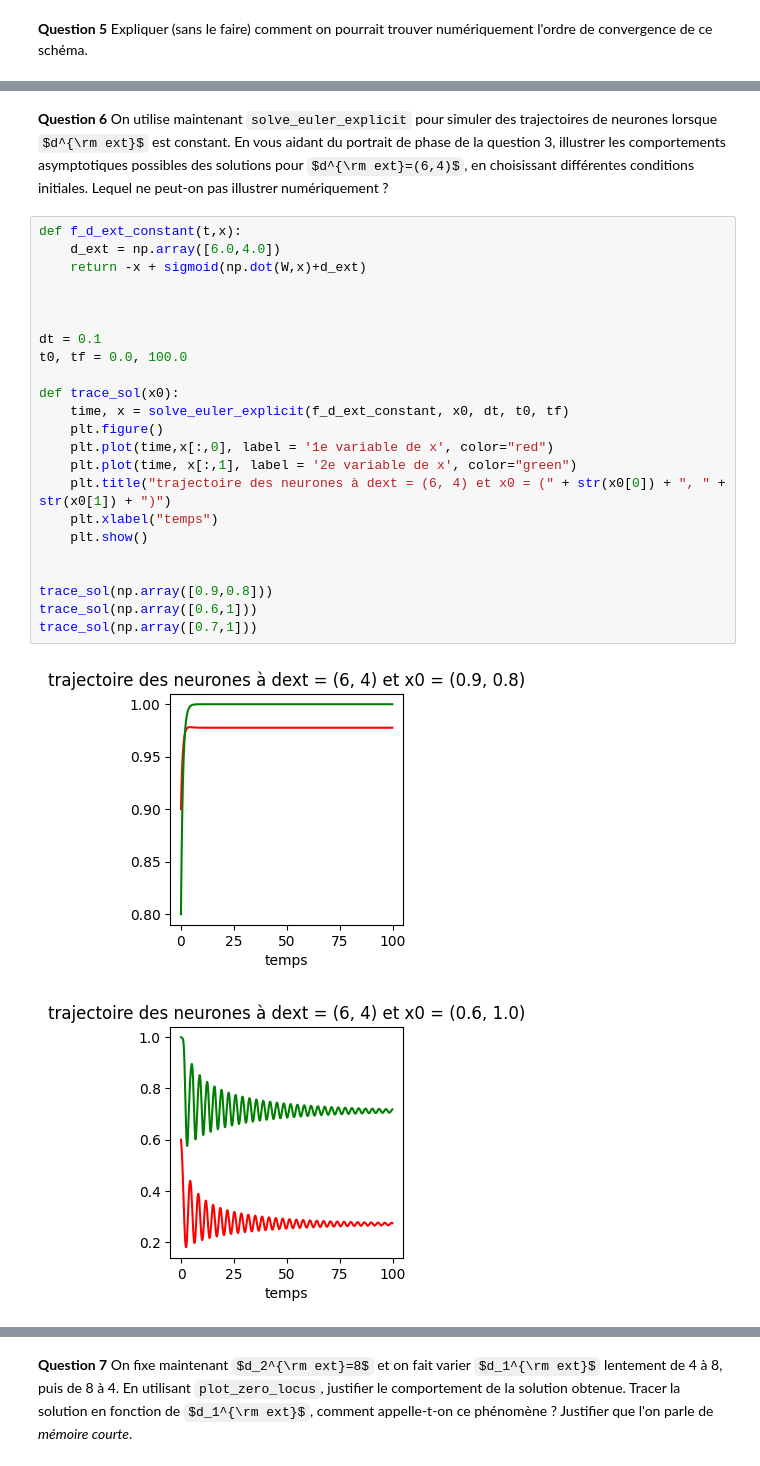
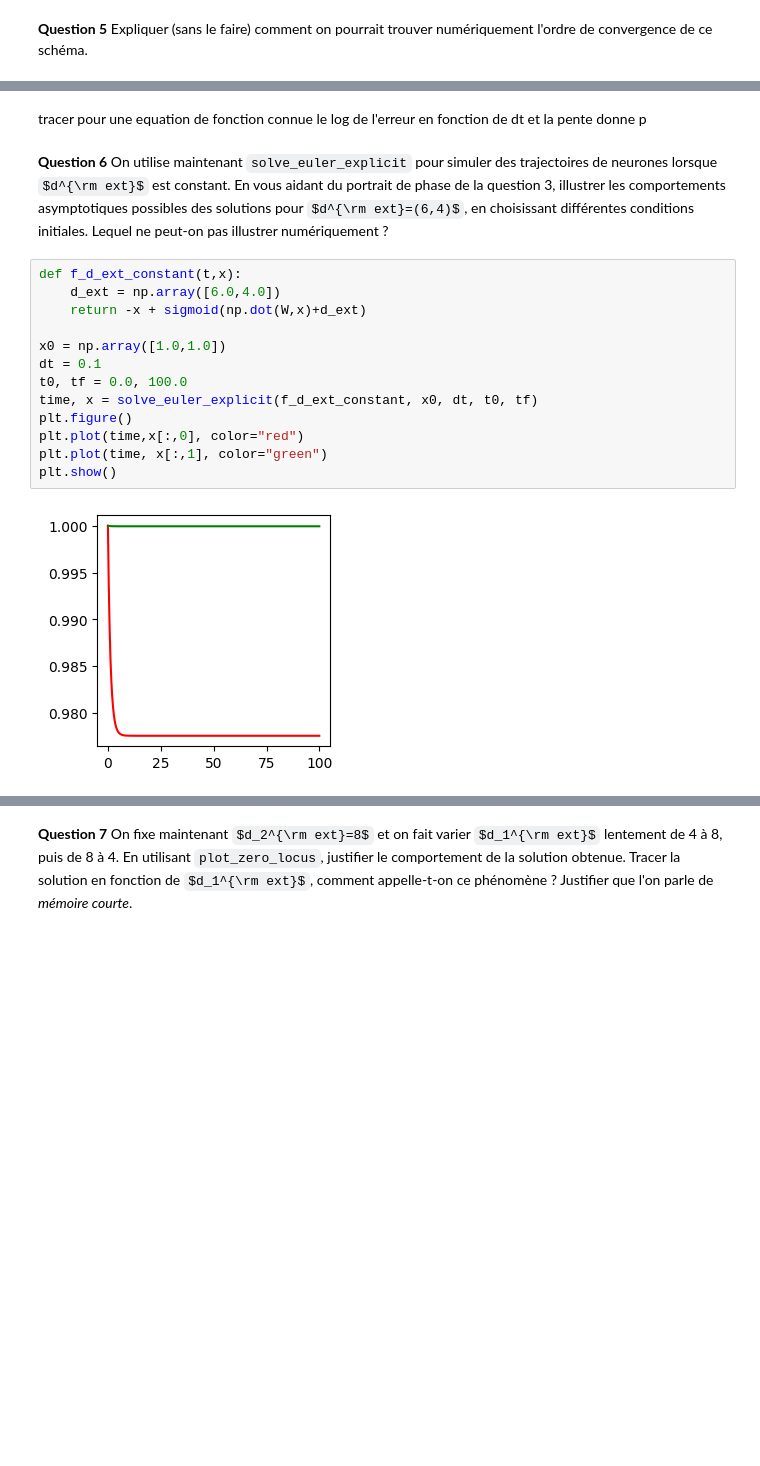
Before and after one commit to camilleprig/projet_maths_info, a Jupyter notebook: projet_maths.ipynb, the cells around one changed output, grey strips where cells are left out. Cells and saved outputs as stored; diff of their text form; some formulas as TeX source; blank space fills up the shorter version.

```diff
--- a/projet_maths.ipynb
+++ b/projet_maths.ipynb
@@ -199,29 +167,20 @@ Pour trouver l'ordre de convergence de ce schéma, il faut utiliser une fonction
+# %% [markdown]
+tracer pour une equation de fonction connue le log de l'erreur en fonction de dt et la pente donne p
 # %% [markdown]
 
 **Question 6** On utilise maintenant ``solve_euler_explicit`` pour simuler des trajectoires de neurones lorsque $d^{\rm ext}$ est constant. En vous aidant du portrait de phase de la question 3, illustrer les comportements asymptotiques possibles des solutions pour $d^{\rm ext}=(6,4)$, en choisissant différentes conditions initiales. Lequel ne peut-on pas illustrer numériquement ?
 # %%
 def f_d_ext_constant(t,x):
     d_ext = np.array([6.0,4.0])
     return -x + sigmoid(np.dot(W,x)+d_ext)
 
-
-
+x0 = np.array([1.0,1.0])
 dt = 0.1
 t0, tf = 0.0, 100.0
-
-def trace_sol(x0):
-    time, x = solve_euler_explicit(f_d_ext_constant, x0, dt, t0, tf)
-    plt.figure()
-    plt.plot(time,x[:,0], label = '1e variable de x', color="red")
-    plt.plot(time, x[:,1], label = '2e variable de x', color="green")
-    plt.title("trajectoire des neurones à dext = (6, 4) et x0 = (" + str(x0[0]) + ", " + str(x0[1]) + ")")
-    plt.xlabel("temps")
-    plt.show()
-
-
-trace_sol(np.array([0.9,0.8]))
-trace_sol(np.array([0.6,1]))
-trace_sol(np.array([0.7,1]))
+time, x = solve_euler_explicit(f_d_ext_constant, x0, dt, t0, tf)
+plt.figure()
+plt.plot(time,x[:,0], color="red")
+plt.plot(time, x[:,1], color="green")
+plt.show()
 # %% [output]
-[figure, old version]
+[figure, new version]
-[figure, removed]
```
Also changed, not shown: parts of 21 cells of this notebook.
